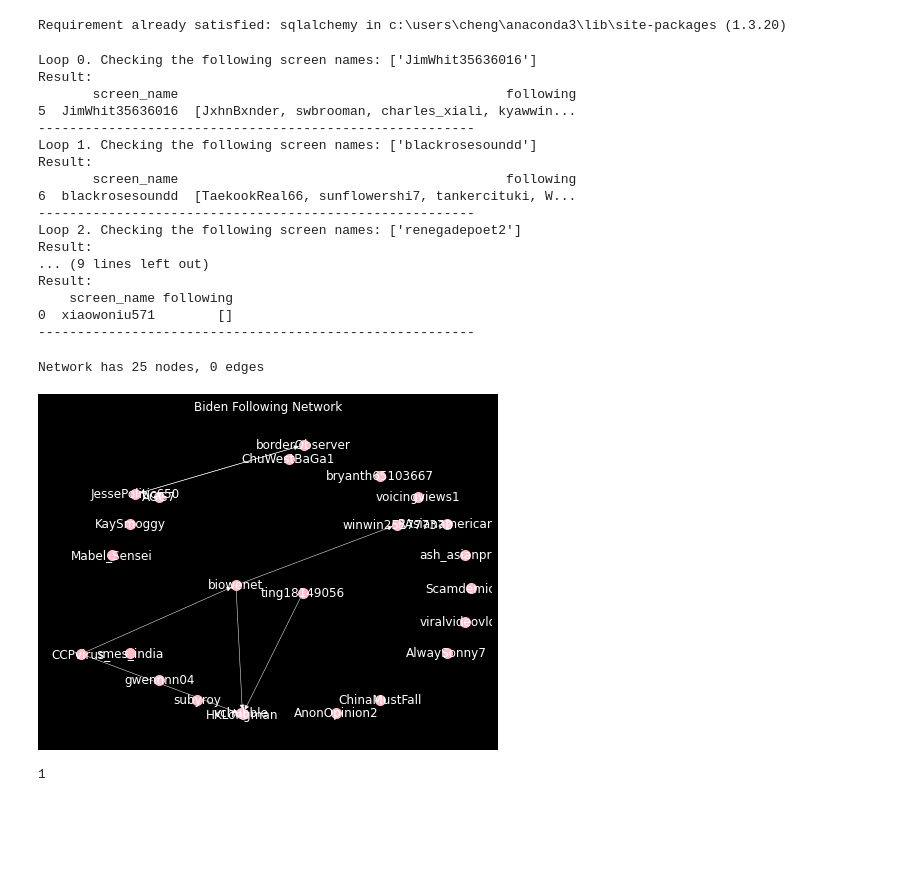
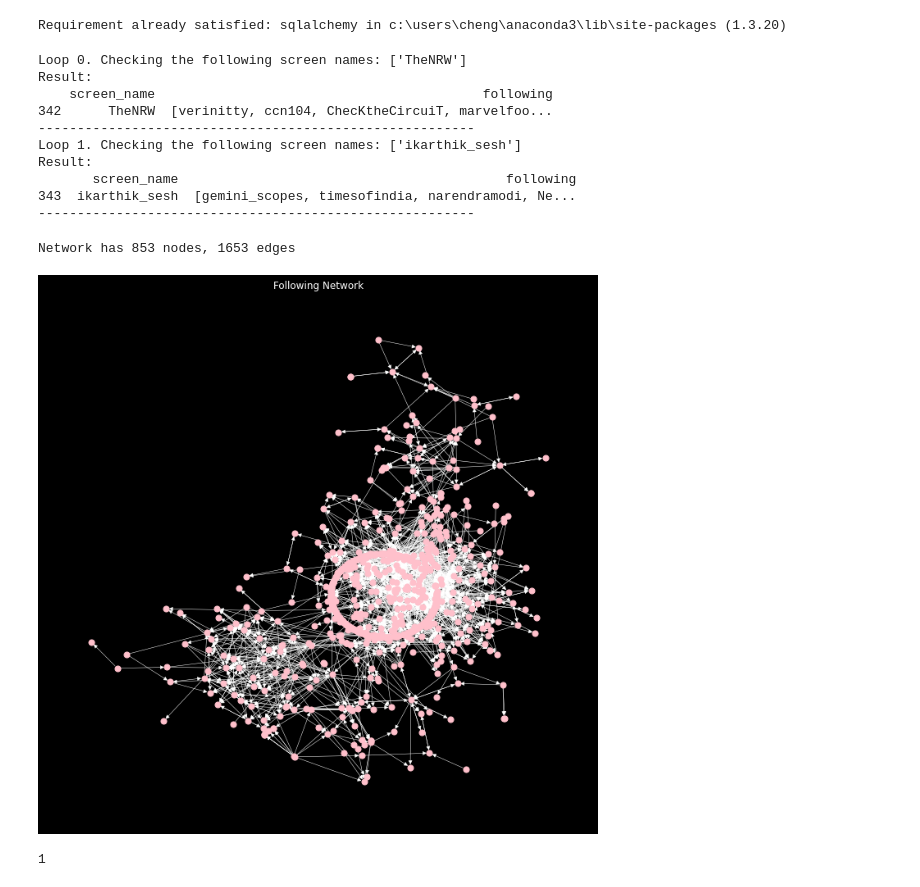
Before and after one commit to lmdisch/mgt575-SMA-final, a Jupyter notebook: following_network_scraper.ipynb, the cells around one changed output. Drawn from its saved outputs; the diff is of its cells as text; code cells hidden in the pictures; blank space fills up the shorter version.

```diff
--- a/following_network_scraper.ipynb
+++ b/following_network_scraper.ipynb
@@ -64,44 +64,44 @@ for i in range(number_of_loops):
         if df2.empty:
             count += 1
             df2 = df2.append({'screen_name': screen_name[0],'following': '[]'}, ignore_index=True)
+        else:
+            count = 0
         print('Result:')
         print(df2)
         print('--------------------------------------------------------')
         df2.to_sql('following_network', con=engine, if_exists='append')
         engine.dispose()
 # %% [output]
-Loop 0. Checking the following screen names: ['JimWhit35636016']
+Loop 0. Checking the following screen names: ['TheNRW']
+Result:
+    screen_name                                          following
+342      TheNRW  [verinitty, ccn104, ChecKtheCircuiT, marvelfoo...
+--------------------------------------------------------
+Loop 1. Checking the following screen names: ['ikarthik_sesh']
 Result:
        screen_name                                          following
-5  JimWhit35636016  [JxhnBxnder, swbrooman, charles_xiali, kyawwin...
+343  ikarthik_sesh  [gemini_scopes, timesofindia, narendramodi, Ne...
 --------------------------------------------------------
-Loop 1. Checking the following screen names: ['blackrosesoundd']
-Result:
-       screen_name                                          following
-6  blackrosesoundd  [TaekookReal66, sunflowershi7, tankercituki, W...
---------------------------------------------------------
-Loop 2. Checking the following screen names: ['renegadepoet2']
-Result:
-... (9 lines left out)
-Result:
-    screen_name following
-0  xiaowoniu571        []
---------------------------------------------------------
 # %%
 # create network ------------- no need to run anything below if just pulling data -------------------
-df = pd.read_excel('follower_network.xlsx')
+#read SQL data
+engine = create_engine('postgres://nrhhotbdovqtep:733ef5b3d572ba7184f277cd7de5688b07eaf36b6bb703e3201de8c95f55afd1@ec2-23-21-229-200.compute-1.amazonaws.com:5432/d5rnu7t03m2i8f', echo=False)
+df = pd.read_sql_table('following_network', con=engine)
 df = df[['screen_name', 'following']]
+engine.dispose()
+
 G = nx.DiGraph()
 for index,row in df.iterrows():
     u = row.screen_name
     G.add_node(u)
+    row.following = row.following[1:][:-1].split(',')  # convert from string to list
     for v in row.following:
         if v in df.screen_name.tolist():
             G.add_edge(v,u)
 
 print(f"Network has {G.number_of_nodes()} nodes, {G.number_of_edges()} edges")
 # %% [output]
-Network has 25 nodes, 0 edges
+Network has 853 nodes, 1653 edges
 # %%
 # save and load network
 fname = 'data/network_following.pickle'
@@ -110,25 +110,25 @@ G = nx.read_gpickle(fname)
 # %%
 # draw network
 def draw_network_pos(G,pos,title_str):
-    node_size = 100
+    node_size = 50
     node_color = "pink"
     width = 0.5
     edge_color = "white"
     bg_color = "black"
 
     #2 points  drawing network with directed layout
-    fig = plt.figure(figsize= (8,6))
+    fig = plt.figure(figsize= (12,12))
     plt.subplot(1,1,1)
     nx.draw(G, width=width,pos=pos ,node_color=node_color,
             edge_color=edge_color,node_size=node_size,
-            connectionstyle='arc3',with_labels=True,font_color = 'white')
+            connectionstyle='arc3',with_labels=False,font_color = 'white')
     plt.title(title_str,color = "white")
     fig.set_facecolor(bg_color)
     plt.show()
     return 1
 
 pos = nx.kamada_kawai_layout(G)
-draw_network_pos(G,pos,"Biden Following Network")
+draw_network_pos(G,pos,"Following Network")
 # %% [output]
-[figure, old version]
+[figure, new version]
 1
```
Also changed, not shown: parts of 1 cell of this notebook, 1 other file.
